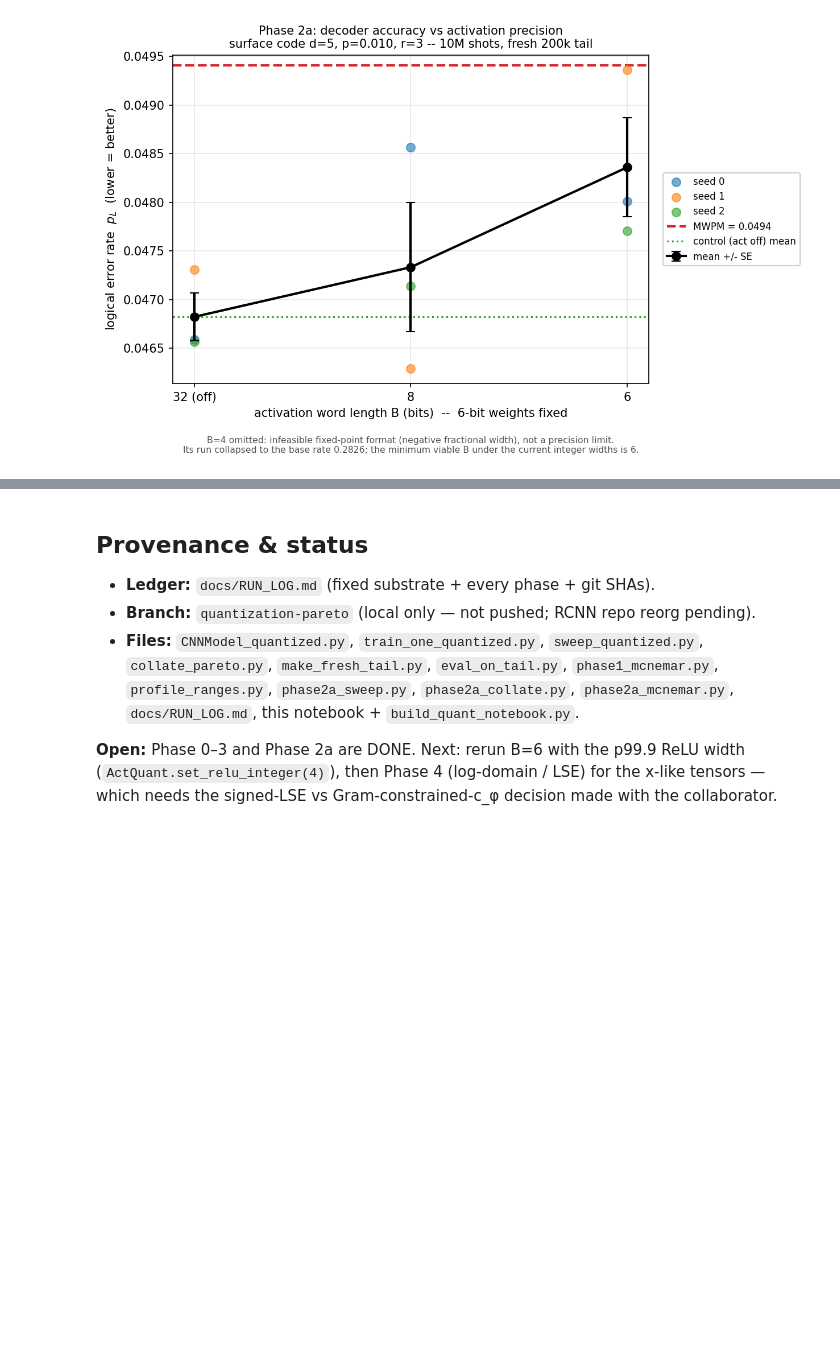
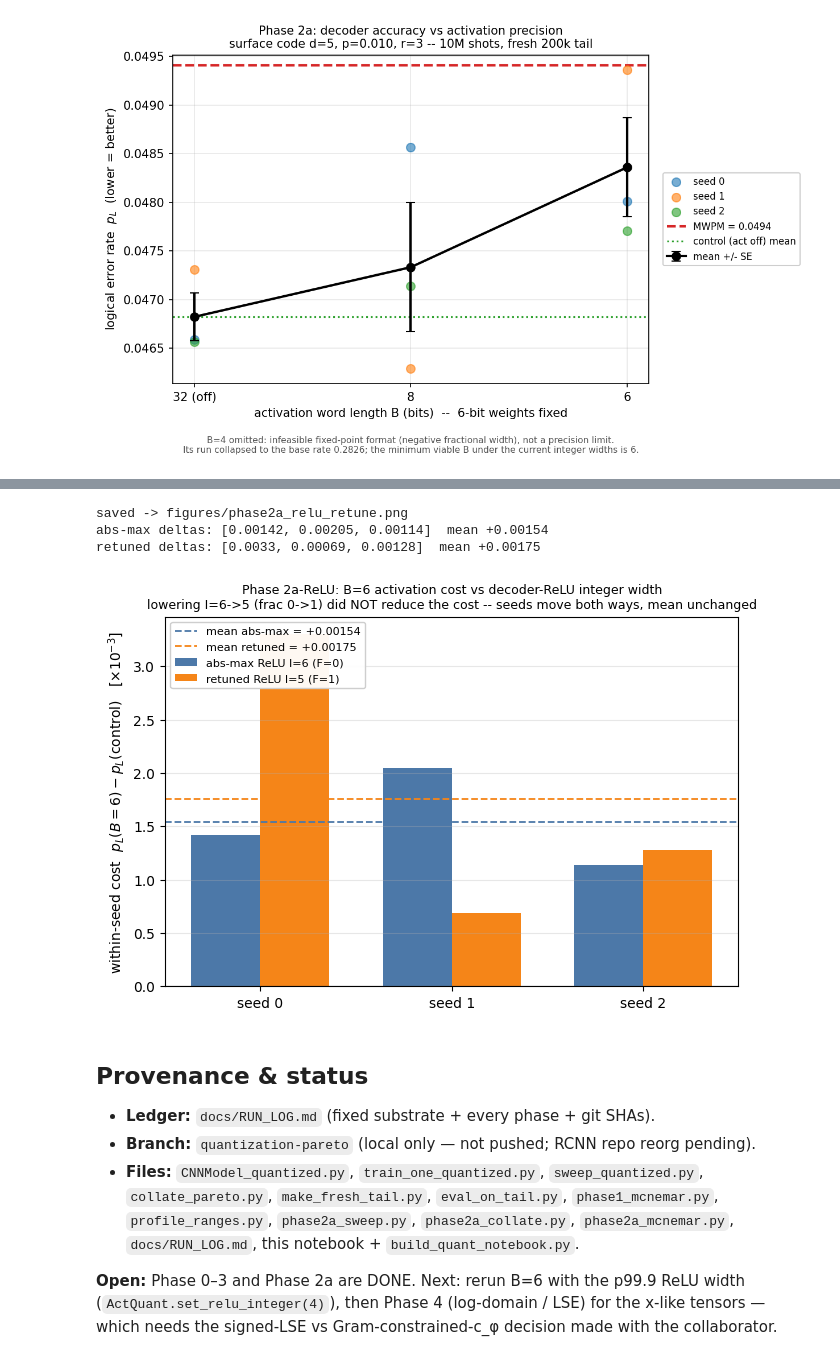
Before and after one commit to karriechey/FNAL-QCDecoding-FPGA, a Jupyter notebook: QUANTIZATION_EXPERIMENTS.ipynb, the cells around one changed output, grey strips where cells are left out. Cells and saved outputs as stored; diff of their text form; code cells hidden in the pictures; blank space fills up the shorter version.

```diff
--- a/QUANTIZATION_EXPERIMENTS.ipynb
+++ b/QUANTIZATION_EXPERIMENTS.ipynb
@@ -517,3 +612,55 @@ accuracy since the model is actively using the indefinite region) — and it is
+# %%
+# Phase 2a-ReLU: compare the within-seed B=6 cost under the two ReLU integer widths.
+# Live -- loads both result dirs from disk. abs-max I=6 lives in out_q_phase2a; retuned I=5 in
+# out_q_phase2a_relu5 (its a32 controls were copied in, so each dir differences against its own).
+import matplotlib.pyplot as plt
+
+OUT_2A_RELU5 = os.path.join(BASE, 'out_q_phase2a_relu5')
+
+def _pl(d):
+    """{(act_bits, seed): p_L} from the 10M CSVs in dir d."""
+    out = {}
+    for f in glob.glob(os.path.join(d, '*_ntr10000000.csv')):
+        r = pd.read_csv(f).iloc[0]
+        out[(int(r['act_bits']), int(r['seed']))] = float(r['p_L'])
+    return out
+
+absmax = _pl(OUT_2A)          # relu I=6 (abs-max)   -- primary sweep
+retune = _pl(OUT_2A_RELU5)    # relu I=5 (profiled)  -- retune
+seeds = [0, 1, 2]
+
+# within-seed cost = p_L(B=6) - p_L(that seed's own act32 control)
+d_abs = [absmax[(6, s)] - absmax[(32, s)] for s in seeds]
+d_ret = [retune[(6, s)] - retune[(32, s)] for s in seeds]
+m_abs, m_ret = np.mean(d_abs), np.mean(d_ret)
+
+fig, ax = plt.subplots(figsize=(7.4, 4.8))
+x = np.arange(len(seeds)); w = 0.36
+ax.bar(x - w/2, np.array(d_abs)*1e3, w, label='abs-max ReLU I=6 (F=0)', color='#4C78A8')
+ax.bar(x + w/2, np.array(d_ret)*1e3, w, label='retuned ReLU I=5 (F=1)', color='#F58518')
+# mean lines (in the same 1e-3 units)
+ax.axhline(m_abs*1e3, color='#4C78A8', ls='--', lw=1.3, label=f'mean abs-max = {m_abs:+.5f}')
+ax.axhline(m_ret*1e3, color='#F58518', ls='--', lw=1.3, label=f'mean retuned = {m_ret:+.5f}')
+ax.axhline(0, color='0.4', lw=0.8)
+ax.set_xticks(x); ax.set_xticklabels([f'seed {s}' for s in seeds])
+ax.set_ylabel(r'within-seed cost  $p_L(B{=}6) - p_L(\mathrm{control})$   [$\times10^{-3}$]')
+ax.set_title('Phase 2a-ReLU: B=6 activation cost vs decoder-ReLU integer width\n'
+             'lowering I=6->5 (frac 0->1) did NOT reduce the cost -- seeds move both ways, '
+             'mean unchanged', fontsize=9)
+ax.legend(fontsize=8, loc='upper left', framealpha=0.95)
+ax.grid(axis='y', alpha=0.3)
+os.makedirs('figures', exist_ok=True)
+out_png = 'figures/phase2a_relu_retune.png'
+fig.savefig(out_png, dpi=150, bbox_inches='tight')
+print('saved ->', out_png)
+print(f'abs-max deltas: {[round(v,5) for v in d_abs]}  mean {m_abs:+.5f}')
+print(f'retuned deltas: {[round(v,5) for v in d_ret]}  mean {m_ret:+.5f}')
+plt.show()
+# %% [output]
+saved -> figures/phase2a_relu_retune.png
+abs-max deltas: [0.00142, 0.00205, 0.00114]  mean +0.00154
+retuned deltas: [0.0033, 0.00069, 0.00128]  mean +0.00175
+[figure, added]
 # %% [markdown]
 ## Provenance & status
 
```
Also changed, not shown: parts of 4 cells of this notebook, 1 other file.
